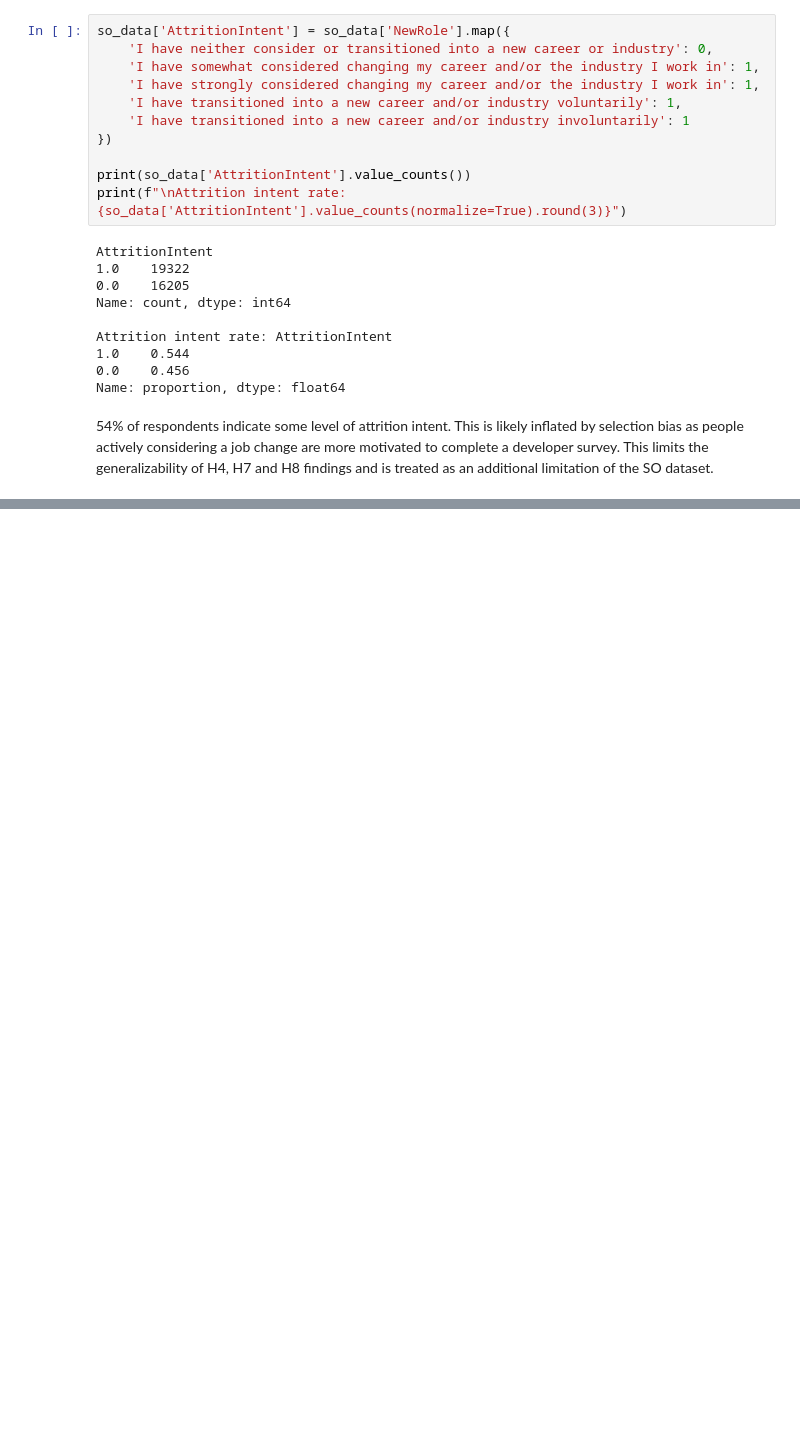
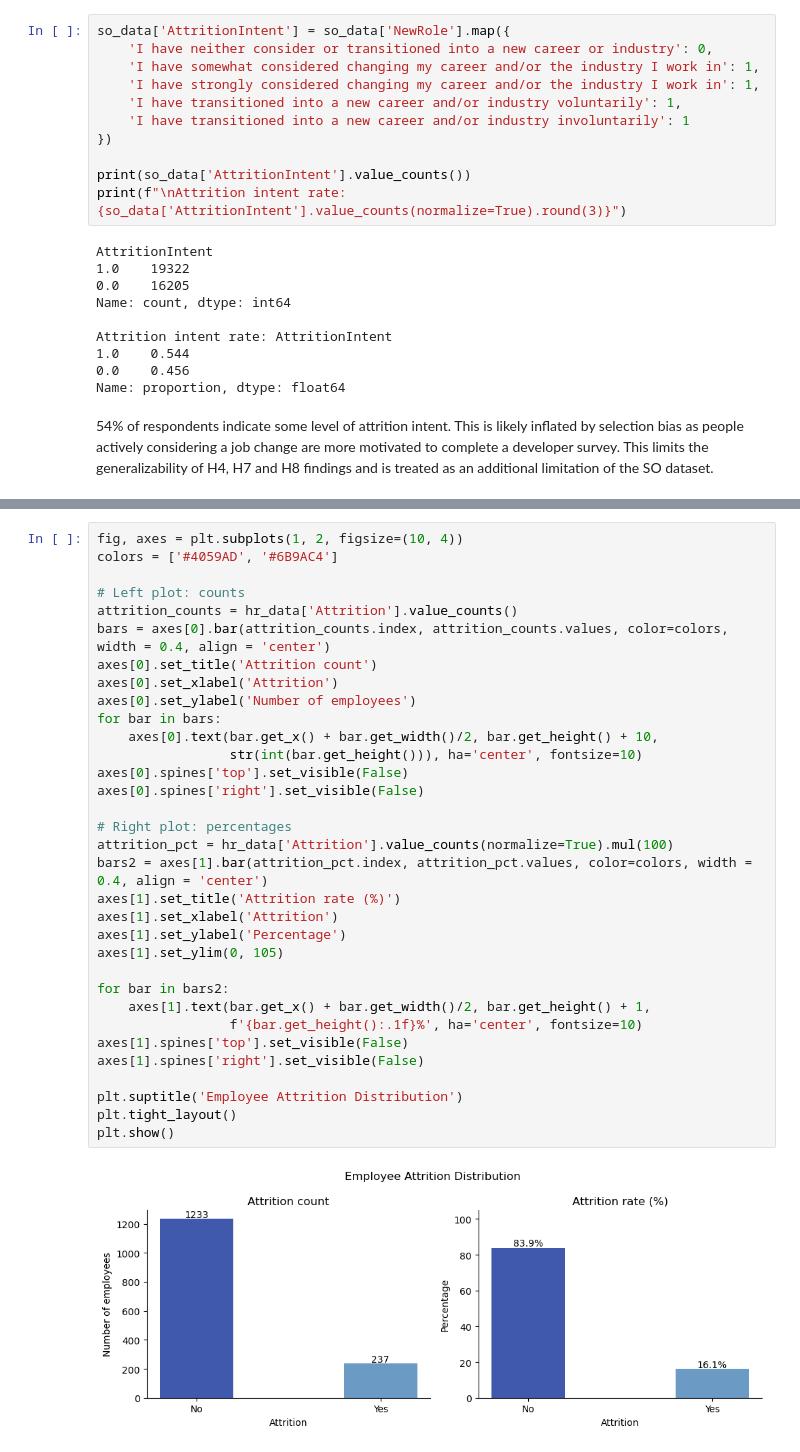
Before and after one commit to amanova1/why-employees-leave, a Jupyter notebook: why_employees_leave.ipynb, the cells around one changed output, grey strips where cells are left out. Drawn from its saved outputs; the diff is of its cells as text; blank space fills up the shorter version.

```diff
--- a/why_employees_leave.ipynb
+++ b/why_employees_leave.ipynb
@@ -343,0 +351,35 @@ Name: proportion, dtype: float64
+# %%
+fig, axes = plt.subplots(1, 2, figsize=(10, 4))
+colors = ['#4059AD', '#6B9AC4']
+
+# Left plot: counts
+attrition_counts = hr_data['Attrition'].value_counts()
+bars = axes[0].bar(attrition_counts.index, attrition_counts.values, color=colors, width = 0.4, align = 'center')
+axes[0].set_title('Attrition count')
+axes[0].set_xlabel('Attrition')
+axes[0].set_ylabel('Number of employees')
+for bar in bars:
+    axes[0].text(bar.get_x() + bar.get_width()/2, bar.get_height() + 10,
+                 str(int(bar.get_height())), ha='center', fontsize=10)
+axes[0].spines['top'].set_visible(False)
+axes[0].spines['right'].set_visible(False)
+
+# Right plot: percentages
+attrition_pct = hr_data['Attrition'].value_counts(normalize=True).mul(100)
+bars2 = axes[1].bar(attrition_pct.index, attrition_pct.values, color=colors, width = 0.4, align = 'center')
+axes[1].set_title('Attrition rate (%)')
+axes[1].set_xlabel('Attrition')
+axes[1].set_ylabel('Percentage')
+axes[1].set_ylim(0, 105)
+
+for bar in bars2:
+    axes[1].text(bar.get_x() + bar.get_width()/2, bar.get_height() + 1,
+                 f'{bar.get_height():.1f}%', ha='center', fontsize=10)
+axes[1].spines['top'].set_visible(False)
+axes[1].spines['right'].set_visible(False)
+
+plt.suptitle('Employee Attrition Distribution')
+plt.tight_layout()
+plt.show()
+# %% [output]
+[figure, added]
```
Also changed, not shown: parts of 11 cells of this notebook.
